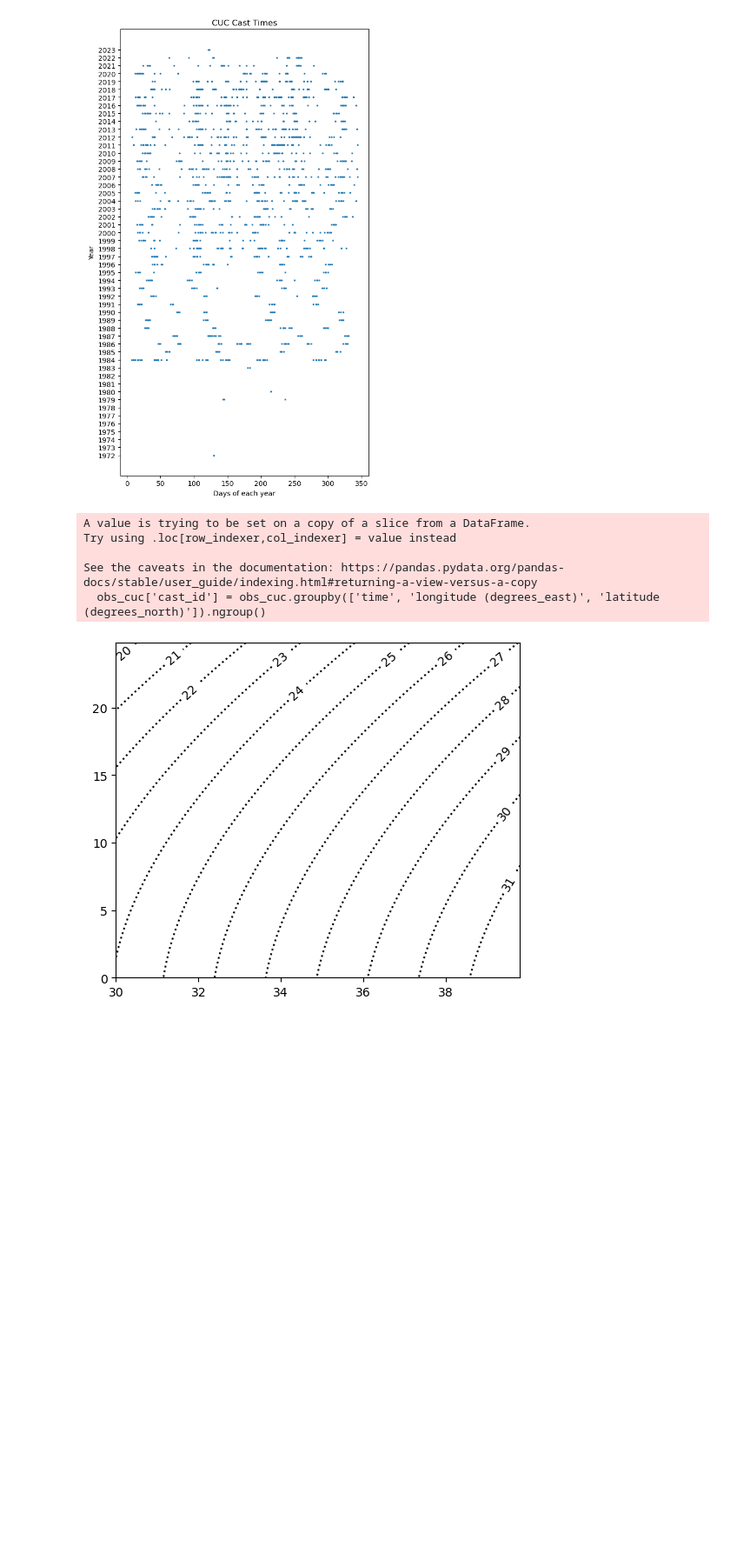
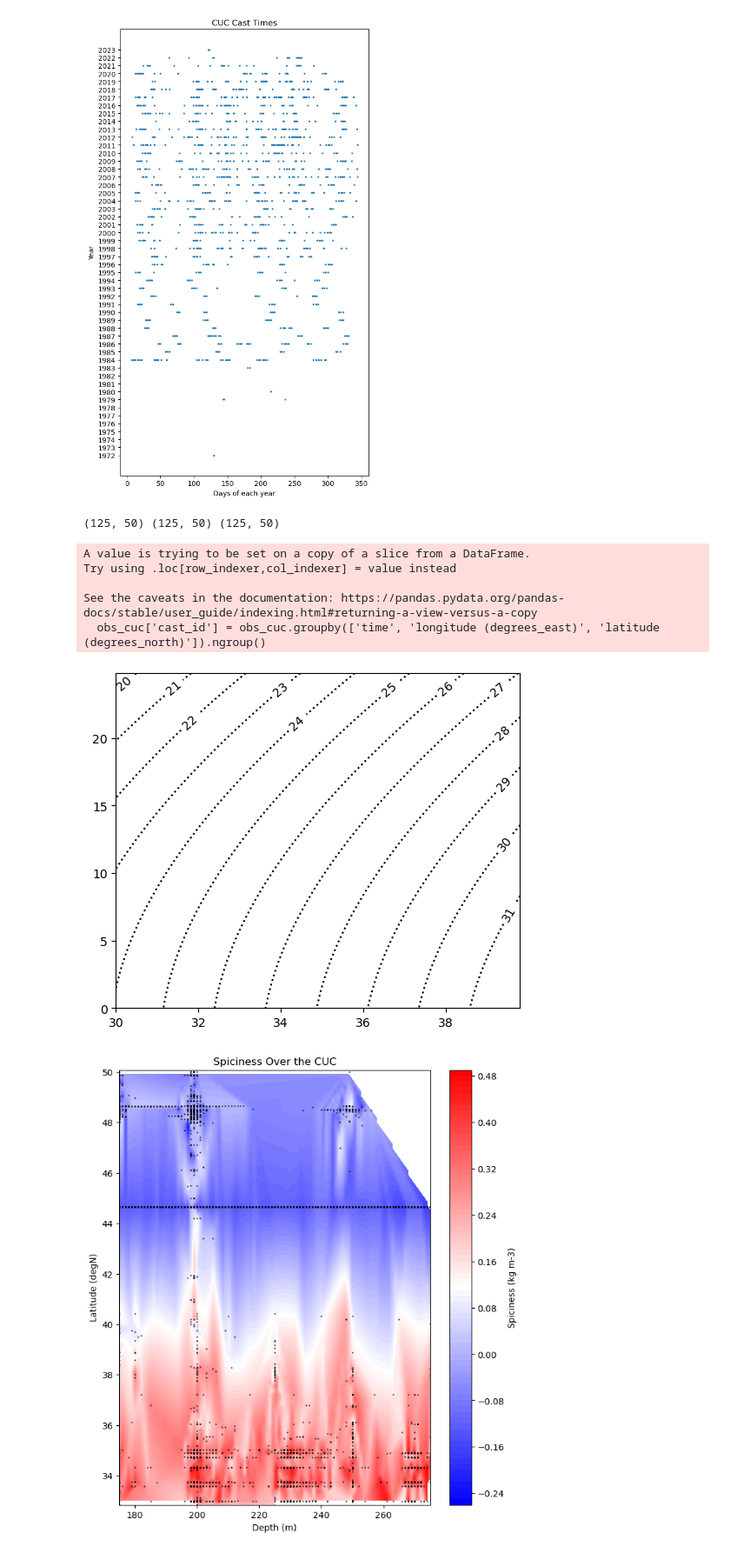
Before and after one commit to SalishSeaCast/analysis-griffon, a Jupyter notebook: notebooks/DefiningCurrentRegions.ipynb, the cells around one changed output. Shown at 87% size. Drawn from its saved outputs; the diff is of its cells as text; code cells hidden in the pictures; blank space fills up the shorter version.

```diff
--- a/notebooks/DefiningCurrentRegions.ipynb
+++ b/notebooks/DefiningCurrentRegions.ipynb
@@ -340,26 +411,34 @@ plt.show()
 # %% [output]
 [figure]
 # %%
-# TS Diagram for CUC
-obs_cuc['cast_id'] = obs_cuc.groupby(['time', 'longitude (degrees_east)', 'latitude (degrees_north)']).ngroup()
-
-# Setting up our grid and density contours
-Temp = np.arange(0, 25, 0.2)
-Sal = np.arange(30, 40, 0.2)
-X,Y = np.meshgrid(Sal, Temp)
-densZ = psu_tools.calculate_density(Y,X)-1000
-
-fig, ax = plt.subplots(figsize=(6, 5))
-
-cs = ax.contour(X,Y, densZ, levels=12, colors='k', linestyles='dotted')
-ax.clabel(cs, cs.levels, fontsize=10)
-
-for i in range(max(obs_cuc['cast_id'])):
-    ax.plot()
 # %% [output]
-A value is trying to be set on a copy of a slice from a DataFrame.
-Try using .loc[row_indexer,col_indexer] = value instead
-
-See the caveats in the documentation: https://pandas.pydata.org/pandas-docs/stable/user_guide/indexing.html#returning-a-view-versus-a-copy
-  obs_cuc['cast_id'] = obs_cuc.groupby(['time', 'longitude (degrees_east)', 'latitude (degrees_north)']).ngroup()
+(125, 50) (125, 50) (125, 50)
+A value is trying to be set on a copy of a slice from a DataFrame.
+Try using .loc[row_indexer,col_indexer] = value instead
+
+See the caveats in the documentation: https://pandas.pydata.org/pandas-docs/stable/user_guide/indexing.html#returning-a-view-versus-a-copy
+  obs_cuc['cast_id'] = obs_cuc.groupby(['time', 'longitude (degrees_east)', 'latitude (degrees_north)']).ngroup()
 [figure]
+# %%
+# Spiciness as a function of depth and latitude along CUC
+x = obs_cuc['depth (m)']
+y = obs_cuc['latitude (degrees_north)']
+z = obs_cuc['spice']  # scalar field
+
+xi = np.linspace(min(x), max(x), 100)
+yi = np.linspace(min(y), max(y), 100)
+xi, yi = np.meshgrid(xi, yi)
+
+zi = griddata((x, y), z, (xi, yi), method='linear')
+
+# Make the contour plot
+plt.figure(figsize=(8, 9))
+cp = plt.contourf(xi, yi, zi, levels=80, cmap='bwr')
+plt.colorbar(cp, label='Spiciness (kg m-3)')
+plt.scatter(x, y, s=1, c='k', alpha=0.5)
+plt.xlabel('Depth (m)')
+plt.ylabel('Latitude (degN)')
+plt.title('Spiciness Over the CUC')
+plt.show()
+# %% [output]
+[figure, added]
```
Also changed, not shown: parts of 10 cells of this notebook, 22 other files.
